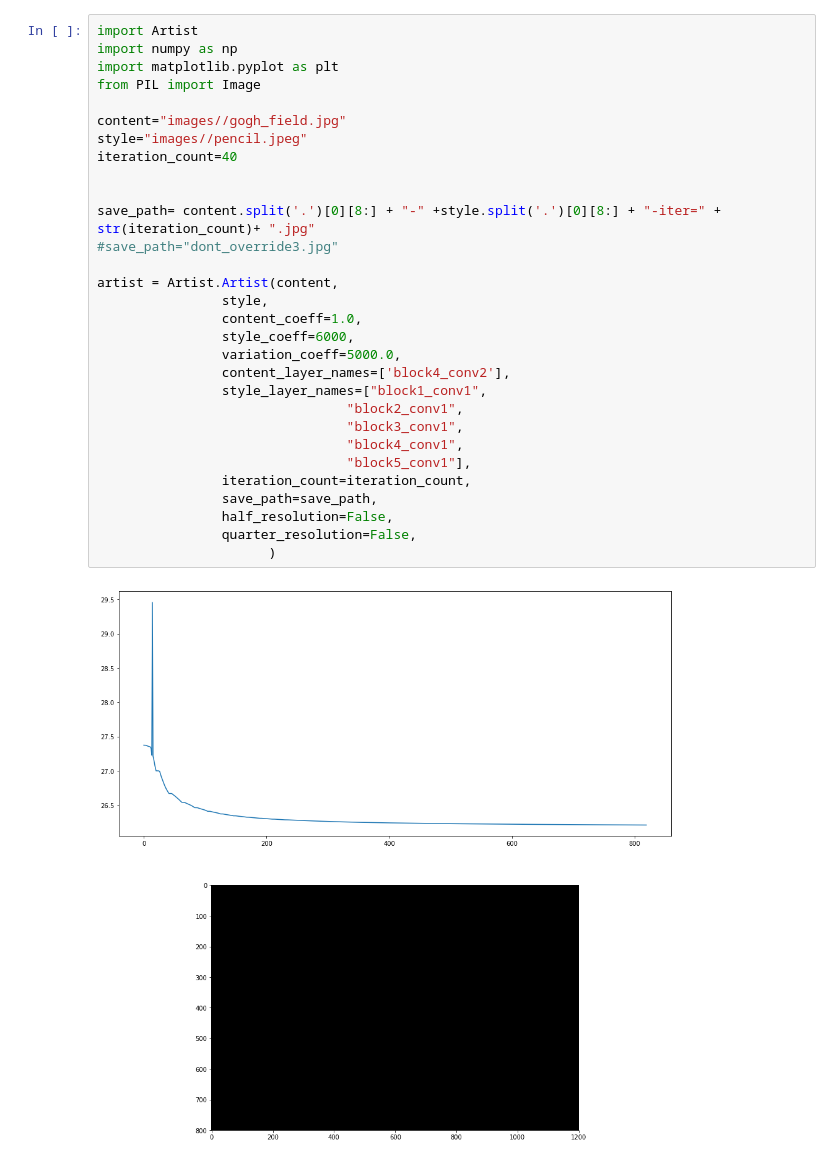
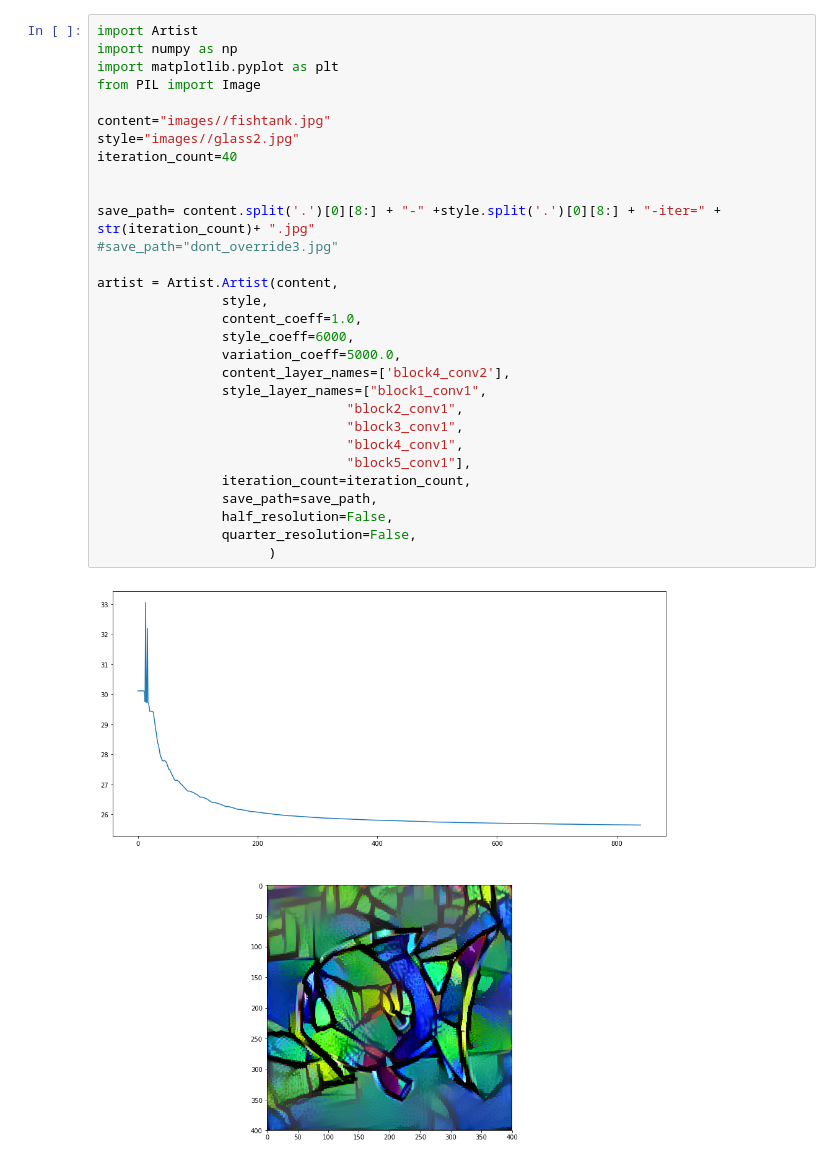
Before and after one commit to Davidnh8/artAI, a Jupyter notebook: style_transfer.ipynb, the cells around one changed output. Drawn from its saved outputs; the diff is of its cells as text.

```diff
--- a/style_transfer.ipynb
+++ b/style_transfer.ipynb
@@ -1,32 +1,32 @@
 # %%
 import Artist
 import numpy as np
 import matplotlib.pyplot as plt
 from PIL import Image
 
-content="images//gogh_field.jpg"
-style="images//pencil.jpeg"
+content="images//fishtank.jpg"
+style="images//glass2.jpg"
 iteration_count=40
 
 
 save_path= content.split('.')[0][8:] + "-" +style.split('.')[0][8:] + "-iter=" + str(iteration_count)+ ".jpg"
 #save_path="dont_override3.jpg"
 
 artist = Artist.Artist(content,
                 style,
                 content_coeff=1.0,
                 style_coeff=6000,
                 variation_coeff=5000.0,
                 content_layer_names=['block4_conv2'],
                 style_layer_names=["block1_conv1",
                                 "block2_conv1",
                                 "block3_conv1",
                                 "block4_conv1",
                                 "block5_conv1"],
                 iteration_count=iteration_count,
                 save_path=save_path,
                 half_resolution=False,
                 quarter_resolution=False,
                       )
 # %% [output]
-[figure, old version]
+[figure, new version]
```
Also changed, not shown: parts of 1 cell of this notebook, 24 other files.
